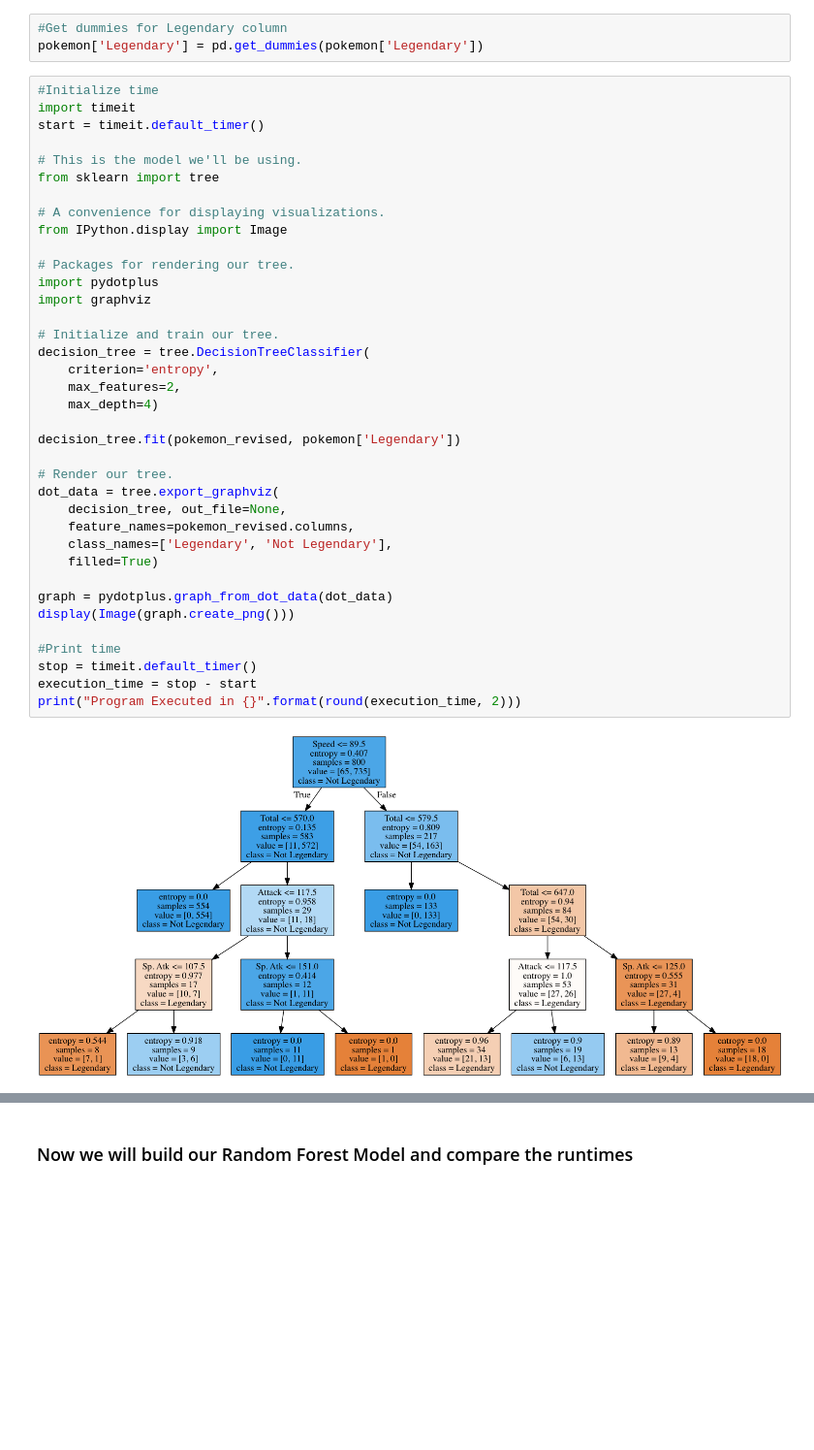
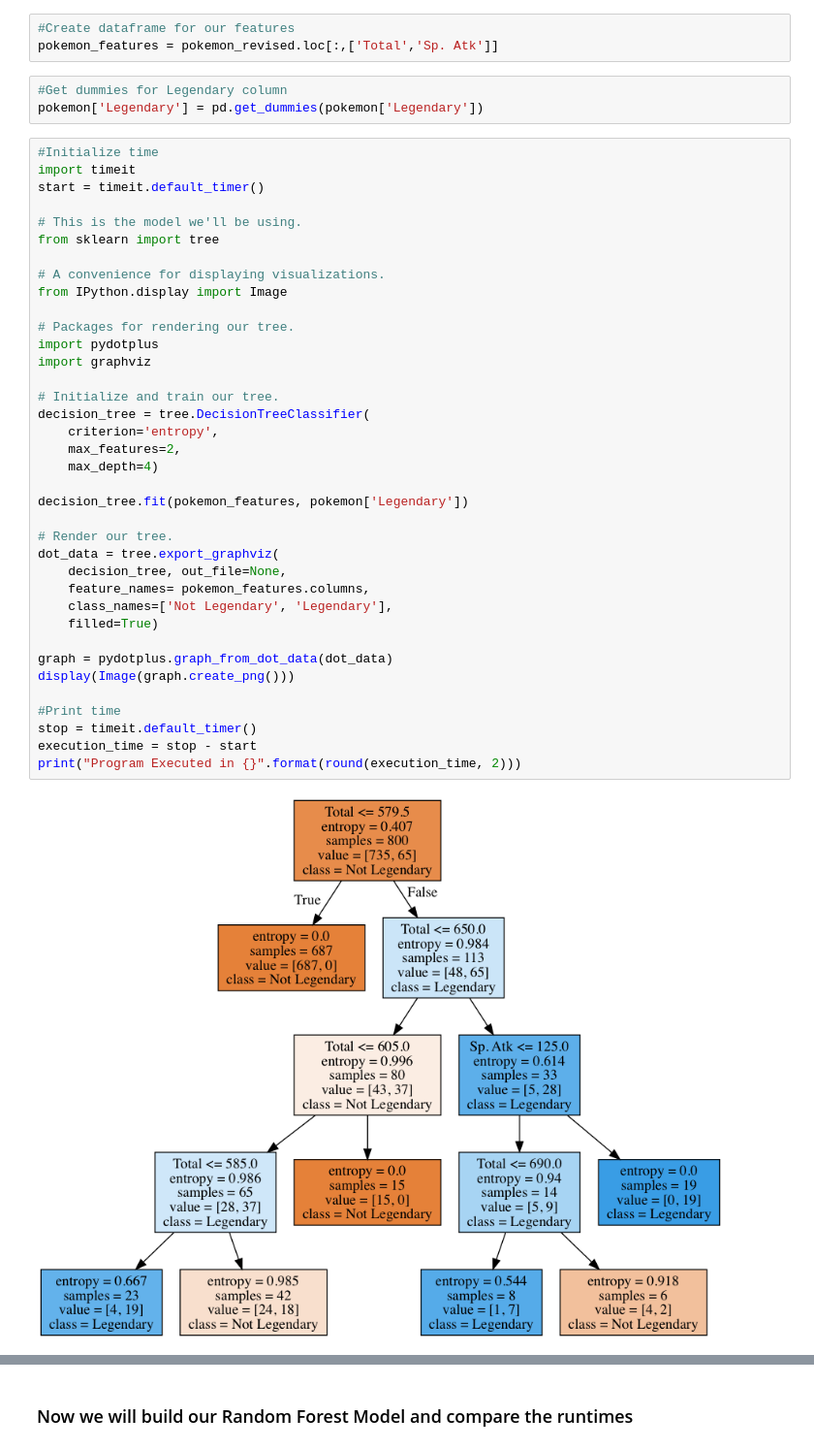
Before and after one commit to str007/Thinkful, a Jupyter notebook: Random_Forest_Challenge.ipynb, the cells around one changed output, grey strips where cells are left out. Shown: that part at 97% size. Saved outputs shown, nothing was run; the diff lists cells and outputs as text; blank space fills up the shorter version.

Commit message:
added cross-validation and train_test_split for decision tree model

```diff
--- a/Random_Forest_Challenge.ipynb
+++ b/Random_Forest_Challenge.ipynb
@@ -75,3 +118,6 @@ pokemon_revised = pokemon.iloc[:, 3:10]
+# %%
+#Create dataframe for our features
+pokemon_features = pokemon_revised.loc[:,['Total','Sp. Atk']]
 # %%
 #Get dummies for Legendary column
 pokemon['Legendary'] = pd.get_dummies(pokemon['Legendary'])
@@ -83,34 +129,34 @@ start = timeit.default_timer()
 # This is the model we'll be using.
 from sklearn import tree
 
 # A convenience for displaying visualizations.
 from IPython.display import Image
 
 # Packages for rendering our tree.
 import pydotplus
 import graphviz
 
 # Initialize and train our tree.
 decision_tree = tree.DecisionTreeClassifier(
     criterion='entropy',
     max_features=2,
     max_depth=4)
 
-decision_tree.fit(pokemon_revised, pokemon['Legendary'])
+decision_tree.fit(pokemon_features, pokemon['Legendary'])
 
 # Render our tree.
 dot_data = tree.export_graphviz(
     decision_tree, out_file=None,
-    feature_names=pokemon_revised.columns,
-    class_names=['Legendary', 'Not Legendary'],
+    feature_names= pokemon_features.columns,
+    class_names=['Not Legendary', 'Legendary'],
     filled=True)
 
 graph = pydotplus.graph_from_dot_data(dot_data)
 display(Image(graph.create_png()))
 
 #Print time
 stop = timeit.default_timer()
 execution_time = stop - start
 print("Program Executed in {}".format(round(execution_time, 2)))
 # %% [output]
-[figure, old version]
+[figure, new version]
```
Also changed, not shown: parts of 17 cells of this notebook.
